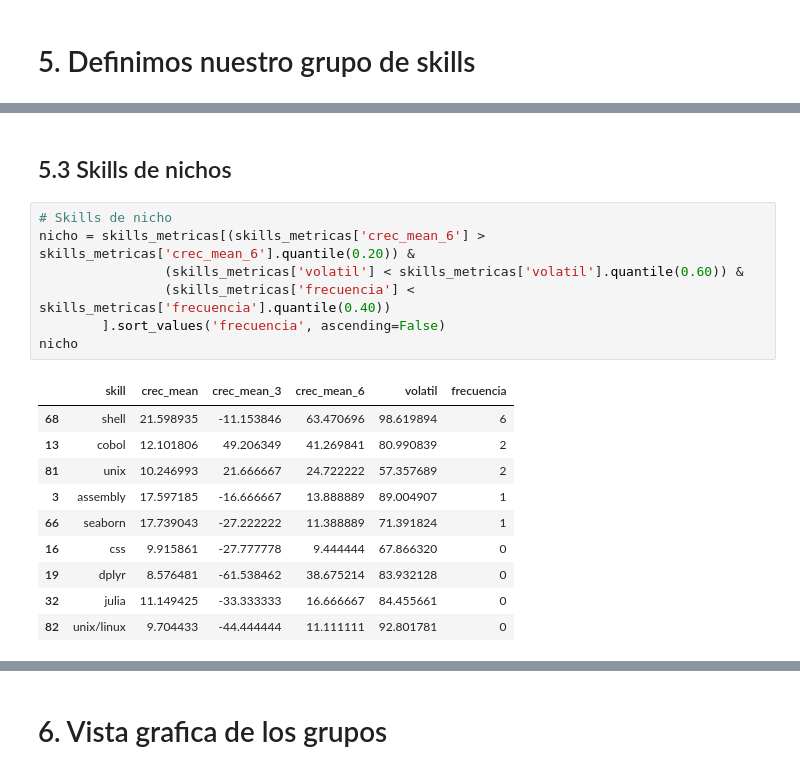
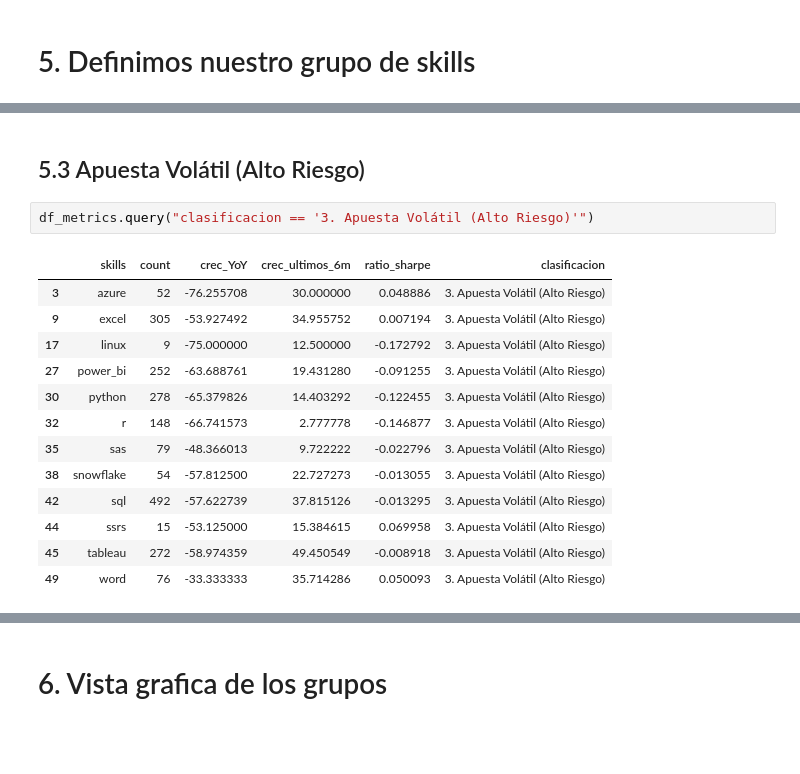
Before and after one commit to anamumaq/data-analytics-skill-evolution, a Jupyter notebook: data-analytics-skill-evolution.ipynb, the cells around one changed output, grey strips where cells are left out. Drawn from its saved outputs; the diff is of its cells as text; blank space fills up the shorter version.

```diff
--- a/data-analytics-skill-evolution.ipynb
+++ b/data-analytics-skill-evolution.ipynb
@@ -314,21 +316,19 @@ maduras.sort_values('frecuencia',ascending=False)
 # %% [markdown]
-## 5.3 Skills de nichos
+## 5.3 Apuesta Volátil (Alto Riesgo)
-# %%
-# Skills de nicho
-nicho = skills_metricas[(skills_metricas['crec_mean_6'] >  skills_metricas['crec_mean_6'].quantile(0.20)) &
-                (skills_metricas['volatil'] < skills_metricas['volatil'].quantile(0.60)) &
-                (skills_metricas['frecuencia'] < skills_metricas['frecuencia'].quantile(0.40))
-        ].sort_values('frecuencia', ascending=False)
-nicho
-# %% [output]
-|  | skill | crec_mean | crec_mean_3 | crec_mean_6 | volatil | frecuencia |
-| 68 | shell | 21.598935 | -11.153846 | 63.470696 | 98.619894 | 6 |
-| 13 | cobol | 12.101806 | 49.206349 | 41.269841 | 80.990839 | 2 |
-| 81 | unix | 10.246993 | 21.666667 | 24.722222 | 57.357689 | 2 |
-| 3 | assembly | 17.597185 | -16.666667 | 13.888889 | 89.004907 | 1 |
-| 66 | seaborn | 17.739043 | -27.222222 | 11.388889 | 71.391824 | 1 |
-| 16 | css | 9.915861 | -27.777778 | 9.444444 | 67.866320 | 0 |
-| 19 | dplyr | 8.576481 | -61.538462 | 38.675214 | 83.932128 | 0 |
-| 32 | julia | 11.149425 | -33.333333 | 16.666667 | 84.455661 | 0 |
-| 82 | unix/linux | 9.704433 | -44.444444 | 11.111111 | 92.801781 | 0 |
+# %%
+df_metrics.query("clasificacion == '3. Apuesta Volátil (Alto Riesgo)'")
+# %% [output]
+|  | skills | count | crec_YoY | crec_ultimos_6m | ratio_sharpe | clasificacion |
+| 3 | azure | 52 | -76.255708 | 30.000000 | 0.048886 | 3. Apuesta Volátil (Alto Riesgo) |
+| 9 | excel | 305 | -53.927492 | 34.955752 | 0.007194 | 3. Apuesta Volátil (Alto Riesgo) |
+| 17 | linux | 9 | -75.000000 | 12.500000 | -0.172792 | 3. Apuesta Volátil (Alto Riesgo) |
+| 27 | power_bi | 252 | -63.688761 | 19.431280 | -0.091255 | 3. Apuesta Volátil (Alto Riesgo) |
+| 30 | python | 278 | -65.379826 | 14.403292 | -0.122455 | 3. Apuesta Volátil (Alto Riesgo) |
+| 32 | r | 148 | -66.741573 | 2.777778 | -0.146877 | 3. Apuesta Volátil (Alto Riesgo) |
+| 35 | sas | 79 | -48.366013 | 9.722222 | -0.022796 | 3. Apuesta Volátil (Alto Riesgo) |
+| 38 | snowflake | 54 | -57.812500 | 22.727273 | -0.013055 | 3. Apuesta Volátil (Alto Riesgo) |
+| 42 | sql | 492 | -57.622739 | 37.815126 | -0.013295 | 3. Apuesta Volátil (Alto Riesgo) |
+| 44 | ssrs | 15 | -53.125000 | 15.384615 | 0.069958 | 3. Apuesta Volátil (Alto Riesgo) |
+| 45 | tableau | 272 | -58.974359 | 49.450549 | -0.008918 | 3. Apuesta Volátil (Alto Riesgo) |
+| 49 | word | 76 | -33.333333 | 35.714286 | 0.050093 | 3. Apuesta Volátil (Alto Riesgo) |
 # %% [markdown]
```
Also changed, not shown: parts of 37 cells of this notebook.
